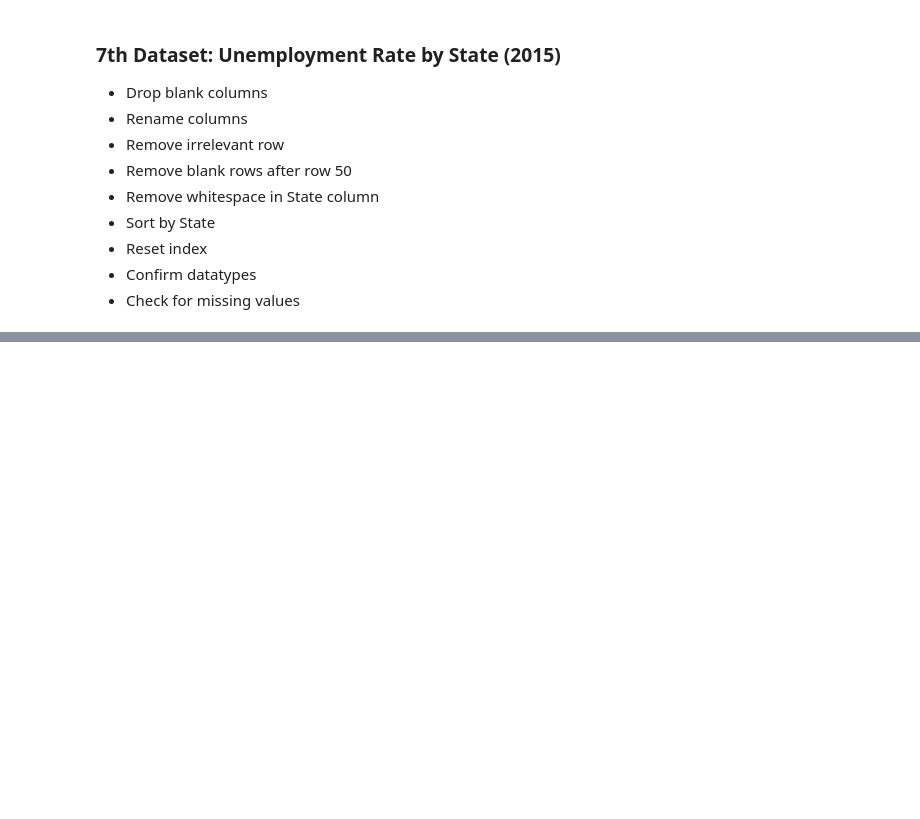
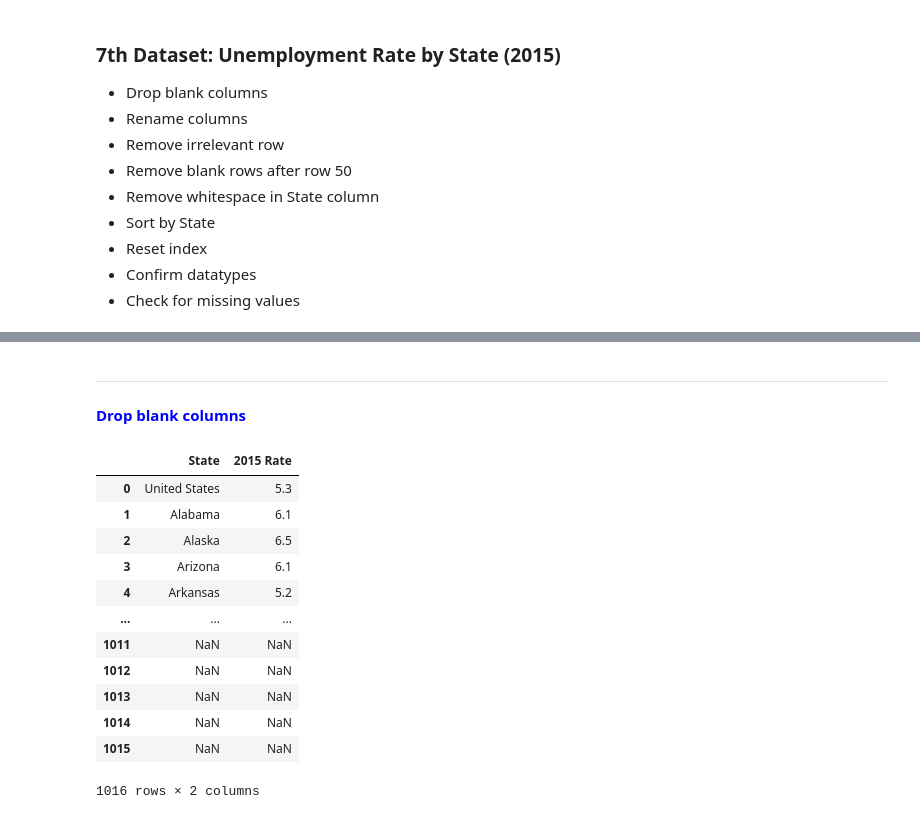
Before and after one commit to vandrade88/ETL-project, a Jupyter notebook: ETL Project.ipynb, the cells around one changed output, grey strips where cells are left out. Cells and saved outputs as stored; diff of their text form; code cells hidden in the pictures; blank space fills up the shorter version.

```diff
--- a/ETL Project.ipynb
+++ b/ETL Project.ipynb
@@ -1133,0 +1158,24 @@ dtype: int64
+# %% [markdown]
+***
+<font color = blue>__Drop blank columns__</font>
+# %%
+unemp_2015_df = unemp_2015_df.drop(columns=["Unnamed: 2", "Unnamed: 3", "Unnamed: 4", "Unnamed: 5", "Unnamed: 6",\
+                                     "Unnamed: 7", "Unnamed: 8", "Unnamed: 9", "Unnamed: 10", "Unnamed: 11",\
+                                     "Unnamed: 12", "Unnamed: 13", "Unnamed: 14", "Unnamed: 15", "Unnamed: 16",\
+                                     "Unnamed: 17", "Unnamed: 18", "Unnamed: 19", "Unnamed: 20", "Unnamed: 21",\
+                                     "Unnamed: 22", "Unnamed: 23", "Unnamed: 24", "Unnamed: 25", "Unnamed: 26"])
+unemp_2015_df
+# %% [output]
+|  | State | 2015 Rate |
+| 0 | United States | 5.3 |
+| 1 | Alabama | 6.1 |
+| 2 | Alaska | 6.5 |
+| 3 | Arizona | 6.1 |
+| 4 | Arkansas | 5.2 |
+| ... | ... | ... |
+| 1011 | NaN | NaN |
+| 1012 | NaN | NaN |
+| 1013 | NaN | NaN |
+| 1014 | NaN | NaN |
+| 1015 | NaN | NaN |
+1016 rows × 2 columns
```
Also changed, not shown: parts of 11 cells of this notebook.
